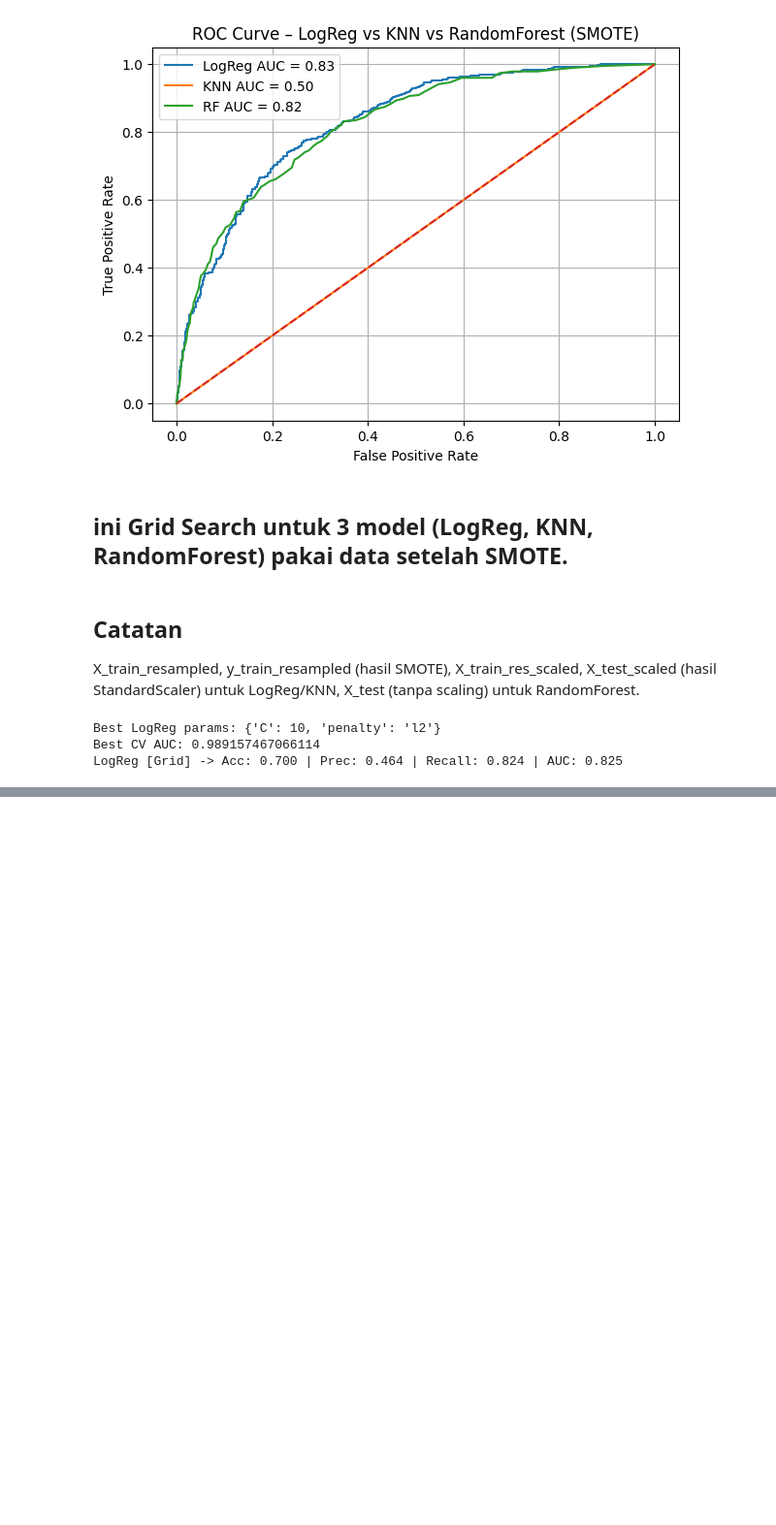
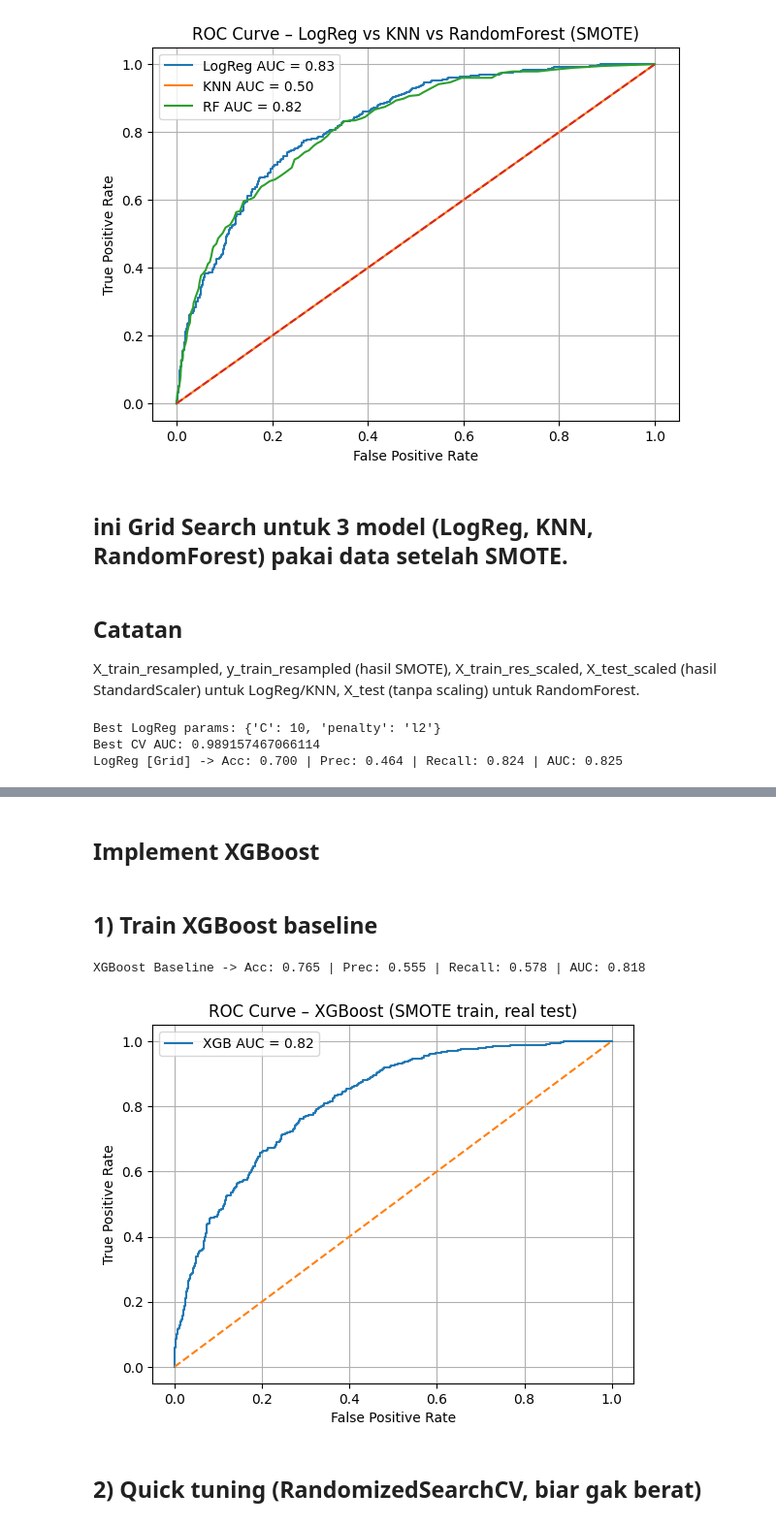
Before and after one commit to aristoko/python-project, a Jupyter notebook: day2_eda_churn.ipynb, the cells around one changed output, grey strips where cells are left out. Shown at 97% size. Saved outputs shown, nothing was run; the diff lists cells and outputs as text; code cells hidden in the pictures; blank space fills up the shorter version.

Commit message:
Implement XGBoost

```diff
--- a/day2_eda_churn.ipynb
+++ b/day2_eda_churn.ipynb
@@ -574,0 +580,2 @@ KeyboardInterrupt:
+# %% [markdown]
+## Implement XGBoost
@@ -574,0 +588,47 @@ KeyboardInterrupt:
+# %% [markdown]
+## 1) Train XGBoost baseline
+# %%
+# Inisialisasi model baseline XGBoost
+xgb = XGBClassifier(
+    n_estimators=300,            # #comment: jumlah boosting rounds (pohon)
+    max_depth=5,                # #comment: kedalaman tiap pohon (kontrol kompleksitas)
+    learning_rate=0.1,          # #comment: seberapa besar tiap boosting melangkah
+    subsample=0.8,              # #comment: sampling baris (bagging) → kurangi overfitting
+    colsample_bytree=0.8,       # #comment: sampling kolom per pohon → kurangi korelasi
+    reg_lambda=1.0,             # #comment: L2 regularization
+    objective="binary:logistic",# #comment: output probabilitas untuk klasifikasi biner
+    eval_metric="auc",          # #comment: metrik internal XGBoost
+    n_jobs=-1,                  # #comment: gunakan semua core CPU
+    random_state=42             # #comment: reproducible
+)
+
+# Latih model pada data hasil SMOTE (tanpa scaling)
+xgb.fit(X_train_resampled, y_train_resampled)
+
+# Prediksi label dan probabilitas di test set (ASLI, tidak di-SMOTE)
+y_pred_xgb  = xgb.predict(X_test)                    # #comment: label 0/1
+y_proba_xgb = xgb.predict_proba(X_test)[:, 1]        # #comment: probabilitas kelas 1 (churn)
+
+# Hitung metrik utama
+acc  = accuracy_score(y_test, y_pred_xgb)
+prec = precision_score(y_test, y_pred_xgb)
+rec  = recall_score(y_test, y_pred_xgb)
+auc  = roc_auc_score(y_test, y_proba_xgb)
+
+print(f"XGBoost Baseline -> Acc: {acc:.3f} | Prec: {prec:.3f} | Recall: {rec:.3f} | AUC: {auc:.3f}")
+
+# Plot ROC Curve
+fpr, tpr, _ = roc_curve(y_test, y_proba_xgb)
+plt.plot(fpr, tpr, label=f"XGB AUC = {auc:.2f}")
+plt.plot([0,1],[0,1], linestyle="--")
+plt.xlabel("False Positive Rate")
+plt.ylabel("True Positive Rate")
+plt.title("ROC Curve – XGBoost (SMOTE train, real test)")
+plt.legend()
+plt.grid(True)
+plt.show()
+# %% [output]
+XGBoost Baseline -> Acc: 0.765 | Prec: 0.555 | Recall: 0.578 | AUC: 0.818
+[figure, added]
+# %% [markdown]
+## 2) Quick tuning (RandomizedSearchCV, biar gak berat)
```
Also changed, not shown: parts of 7 cells of this notebook.
